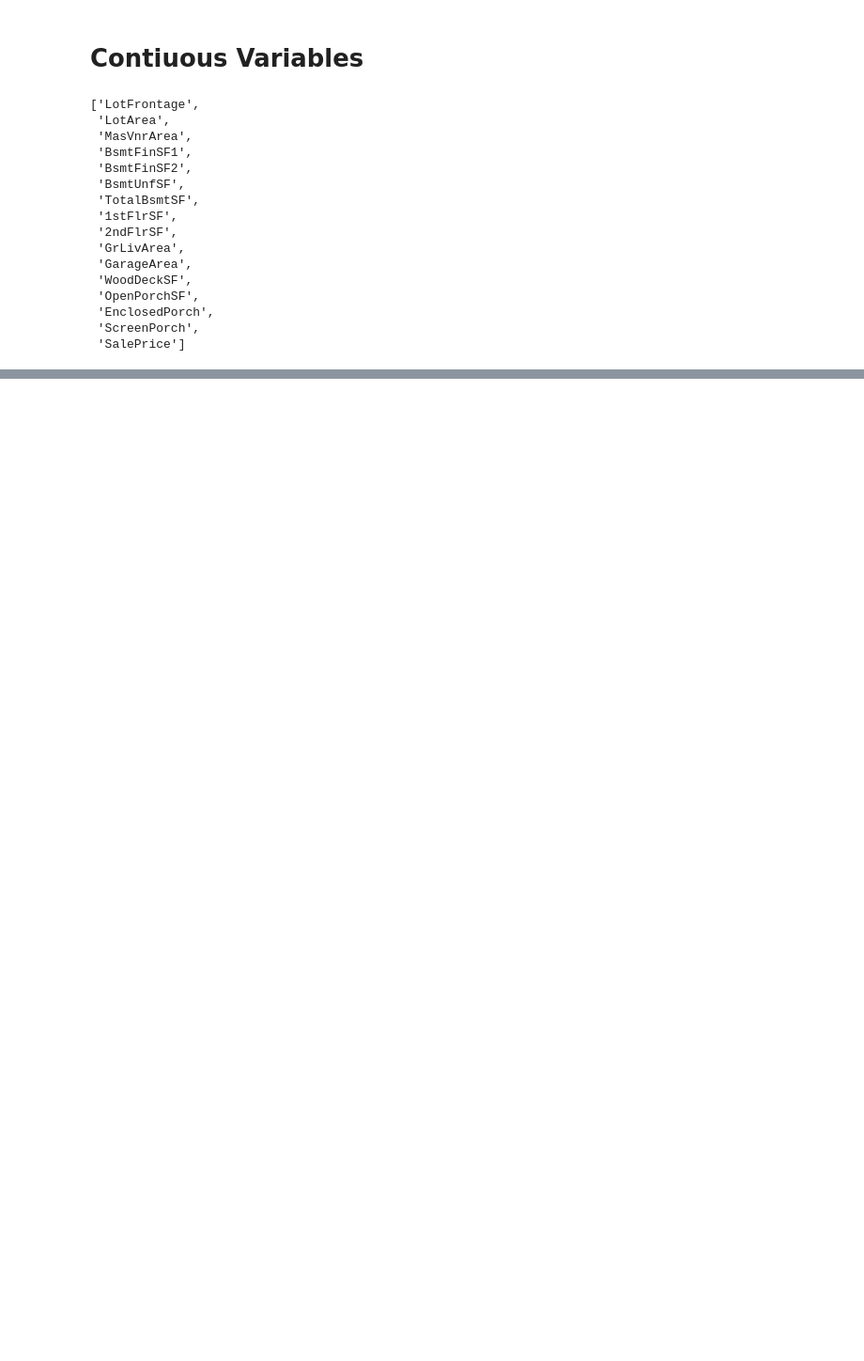
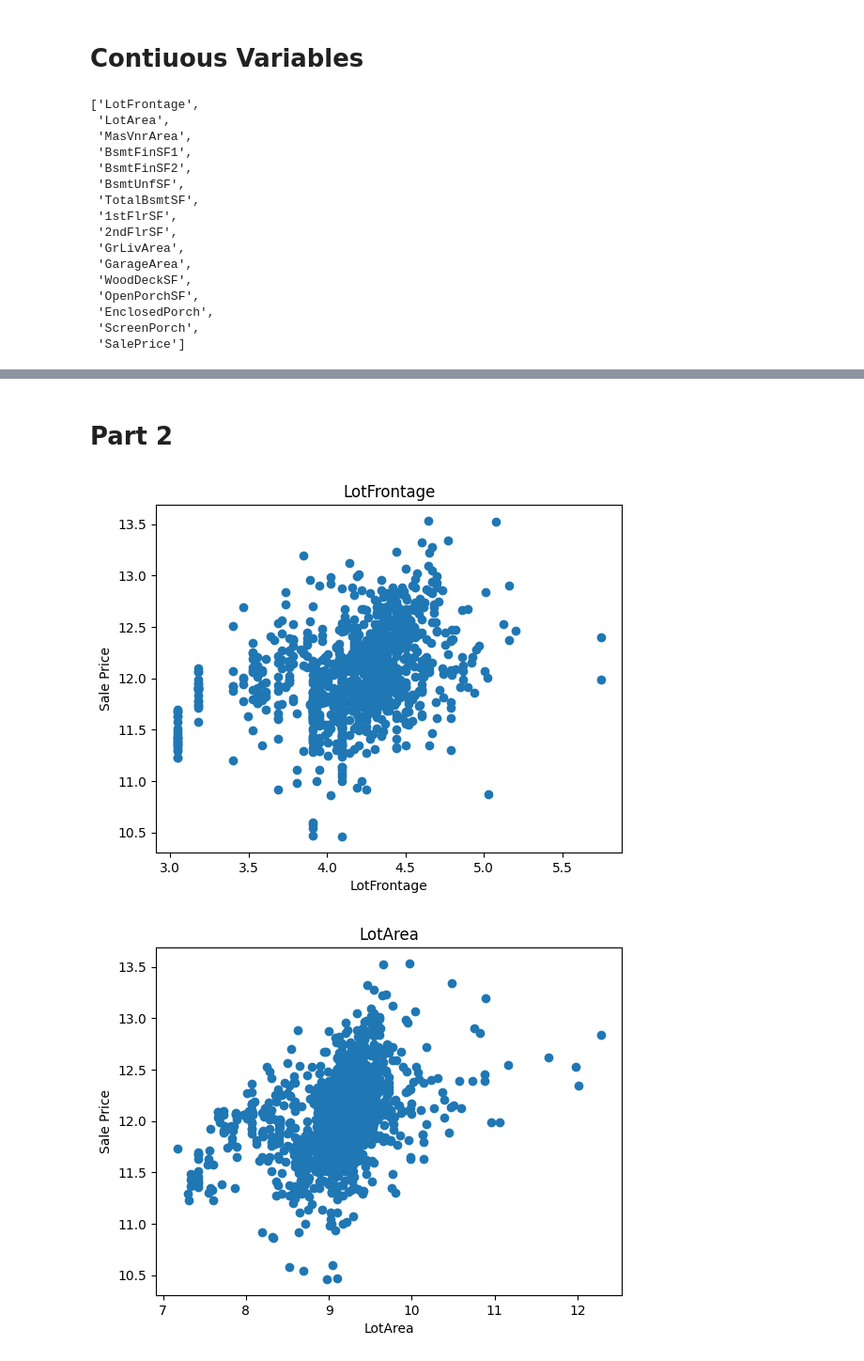
Before and after one commit to ayush02av/mlprac, a Jupyter notebook: Exploratory Data Analysis/Advanced House Prices Prediction/EDA.ipynb, the cells around one changed output, grey strips where cells are left out. Shown at 94% size. Saved outputs shown, nothing was run; the diff lists cells and outputs as text; code cells hidden in the pictures; blank space fills up the shorter version.

Commit message:
KN EDA Part 2

```diff
--- a/Exploratory Data Analysis/Advanced House Prices Prediction/EDA.ipynb
+++ b/Exploratory Data Analysis/Advanced House Prices Prediction/EDA.ipynb
@@ -238 +238,24 @@ for f in fcont:
 ... (4 outputs left out)
+# %% [markdown]
+# Part 2
+# %%
+# Using logarithmic transformation
+
+for f in fcont:
+    data = df.copy()
+
+    if 0 in data[f].unique():
+        pass
+
+    else:
+        data[f] = np.log(data[f])
+        data['SalePrice'] = np.log(data['SalePrice'])
+
+        plt.scatter(data[f], data['SalePrice'])
+        plt.xlabel(f)
+        plt.ylabel('Sale Price')
+        plt.title(f)
+        plt.show()
+# %% [output]
+[figure, added]
+[figure, added]
```
Also changed, not shown: parts of 15 cells of this notebook, 1 other file.
